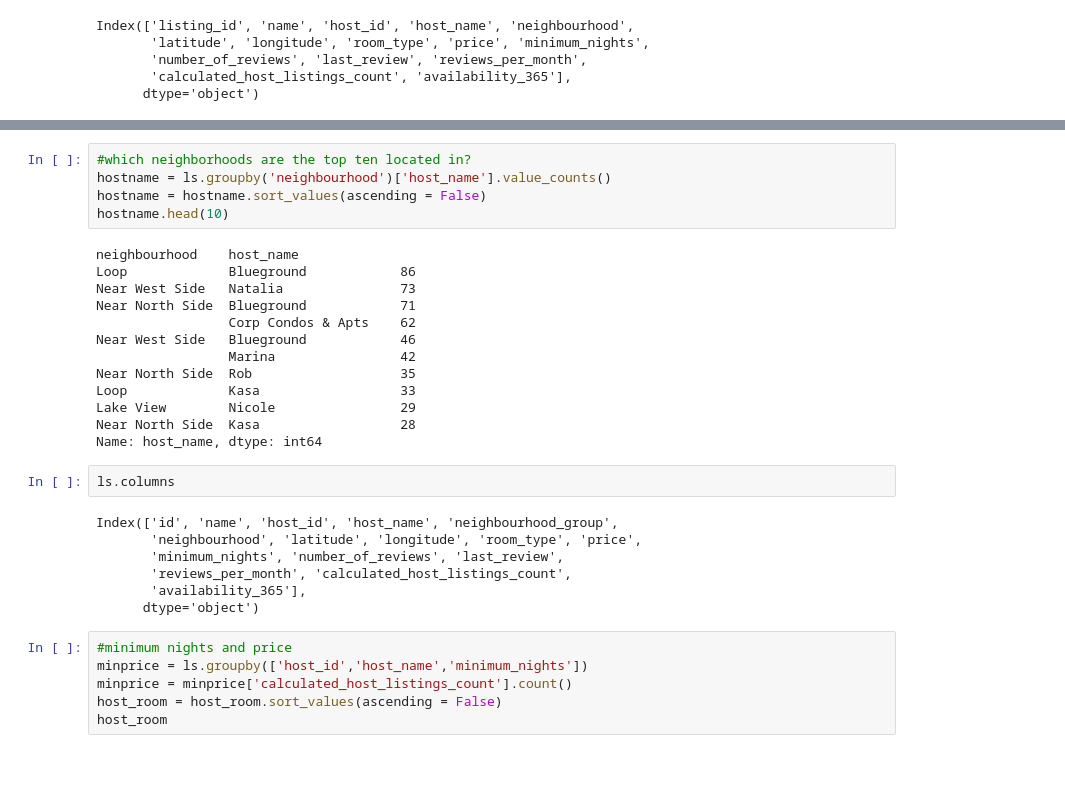
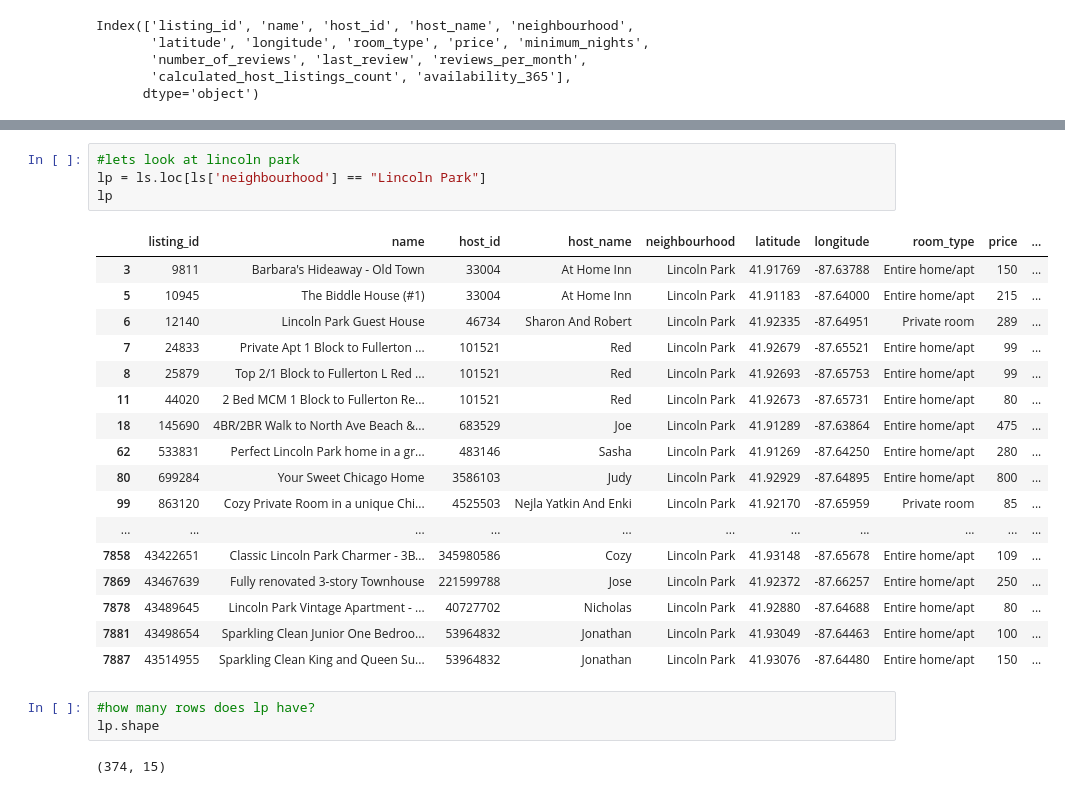
Before and after one commit to rmasab/Rental-Property-Investments-in-the-Windy-City, a Jupyter notebook: chicago_dataset.ipynb, the cells around one changed output, grey strips where cells are left out. Drawn from its saved outputs; the diff is of its cells as text; blank space fills up the shorter version.

```diff
--- a/chicago_dataset.ipynb
+++ b/chicago_dataset.ipynb
@@ -122,33 +196,27 @@ Index(['id', 'name', 'host_id', 'host_name', 'neighbourhood_group',
-# %%
-#which neighborhoods are the top ten located in?
-hostname = ls.groupby('neighbourhood')['host_name'].value_counts()
-hostname = hostname.sort_values(ascending = False)
-hostname.head(10)
-# %% [output]
-neighbourhood    host_name
-Loop             Blueground            86
-Near West Side   Natalia               73
-Near North Side  Blueground            71
-                 Corp Condos & Apts    62
-Near West Side   Blueground            46
-                 Marina                42
-Near North Side  Rob                   35
-Loop             Kasa                  33
-Lake View        Nicole                29
-Near North Side  Kasa                  28
-Name: host_name, dtype: int64
-# %%
-ls.columns
-# %% [output]
-Index(['id', 'name', 'host_id', 'host_name', 'neighbourhood_group',
-       'neighbourhood', 'latitude', 'longitude', 'room_type', 'price',
-       'minimum_nights', 'number_of_reviews', 'last_review',
-       'reviews_per_month', 'calculated_host_listings_count',
-       'availability_365'],
-      dtype='object')
-# %%
-#minimum nights and price
-minprice = ls.groupby(['host_id','host_name','minimum_nights'])
-minprice = minprice['calculated_host_listings_count'].count()
-host_room = host_room.sort_values(ascending = False)
-host_room
+# %%
+#lets look at lincoln park
+lp = ls.loc[ls['neighbourhood'] == "Lincoln Park"]
+lp
+# %% [output]
+|  | listing_id | name | host_id | host_name | neighbourhood | latitude | longitude | room_type | price | ... |
+| 3 | 9811 | Barbara's Hideaway - Old Town | 33004 | At Home Inn | Lincoln Park | 41.91769 | -87.63788 | Entire home/apt | 150 | ... |
+| 5 | 10945 | The Biddle House (#1) | 33004 | At Home Inn | Lincoln Park | 41.91183 | -87.64000 | Entire home/apt | 215 | ... |
+| 6 | 12140 | Lincoln Park Guest House | 46734 | Sharon And Robert | Lincoln Park | 41.92335 | -87.64951 | Private room | 289 | ... |
+| 7 | 24833 | Private Apt 1 Block to Fullerton ... | 101521 | Red | Lincoln Park | 41.92679 | -87.65521 | Entire home/apt | 99 | ... |
+| 8 | 25879 | Top 2/1 Block to Fullerton L Red ... | 101521 | Red | Lincoln Park | 41.92693 | -87.65753 | Entire home/apt | 99 | ... |
+| 11 | 44020 | 2 Bed MCM 1 Block to Fullerton Re... | 101521 | Red | Lincoln Park | 41.92673 | -87.65731 | Entire home/apt | 80 | ... |
+| 18 | 145690 | 4BR/2BR Walk to North Ave Beach &... | 683529 | Joe | Lincoln Park | 41.91289 | -87.63864 | Entire home/apt | 475 | ... |
+| 62 | 533831 | Perfect Lincoln Park home in a gr... | 483146 | Sasha | Lincoln Park | 41.91269 | -87.64250 | Entire home/apt | 280 | ... |
+| 80 | 699284 | Your Sweet Chicago Home | 3586103 | Judy | Lincoln Park | 41.92929 | -87.64895 | Entire home/apt | 800 | ... |
+| 99 | 863120 | Cozy Private Room in a unique Chi... | 4525503 | Nejla Yatkin And Enki | Lincoln Park | 41.92170 | -87.65959 | Private room | 85 | ... |
+| ... | ... | ... | ... | ... | ... | ... | ... | ... | ... | ... |
+| 7858 | 43422651 | Classic Lincoln Park Charmer - 3B... | 345980586 | Cozy | Lincoln Park | 41.93148 | -87.65678 | Entire home/apt | 109 | ... |
+| 7869 | 43467639 | Fully renovated 3-story Townhouse | 221599788 | Jose | Lincoln Park | 41.92372 | -87.66257 | Entire home/apt | 250 | ... |
+| 7878 | 43489645 | Lincoln Park Vintage Apartment - ... | 40727702 | Nicholas | Lincoln Park | 41.92880 | -87.64688 | Entire home/apt | 80 | ... |
+| 7881 | 43498654 | Sparkling Clean Junior One Bedroo... | 53964832 | Jonathan | Lincoln Park | 41.93049 | -87.64463 | Entire home/apt | 100 | ... |
+| 7887 | 43514955 | Sparkling Clean King and Queen Su... | 53964832 | Jonathan | Lincoln Park | 41.93076 | -87.64480 | Entire home/apt | 150 | ... |
+# %%
+#how many rows does lp have?
+lp.shape
+# %% [output]
+(374, 15)
```
Also changed, not shown: parts of 14 cells of this notebook, 2 other files.
